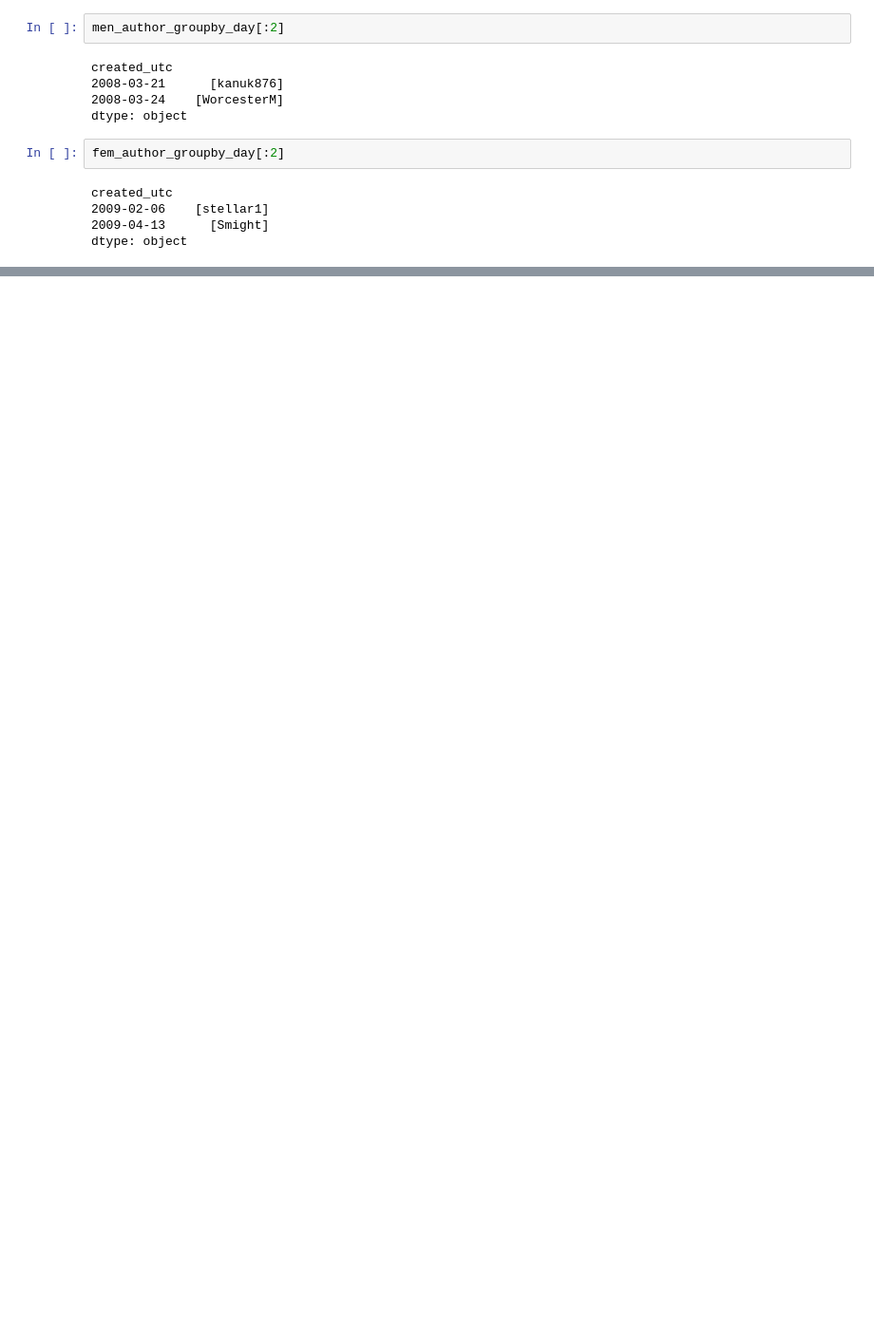
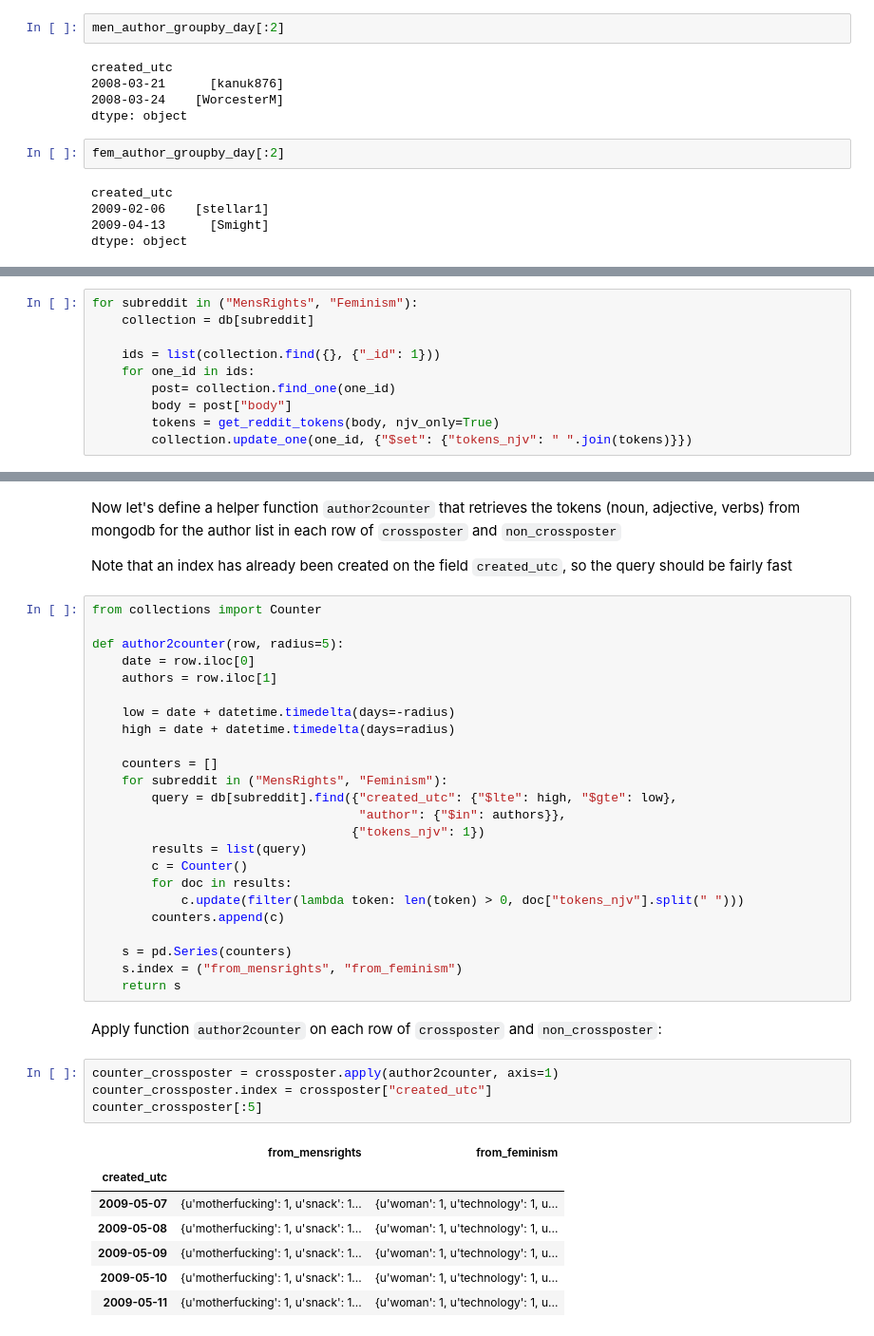
Before and after one commit to chao-ji/reddit, a Jupyter notebook: Part 3 Linguistic Divergence .ipynb, the cells around one changed output, grey strips where cells are left out. Shown at 95% size. Cells and saved outputs as stored; diff of their text form; blank space fills up the shorter version.

```diff
--- a/Part 3 Linguistic Divergence .ipynb
+++ b/Part 3 Linguistic Divergence .ipynb
@@ -442,0 +249,10 @@ plt.show()
+# %%
+for subreddit in ("MensRights", "Feminism"):
+    collection = db[subreddit]
+
+    ids = list(collection.find({}, {"_id": 1}))
+    for one_id in ids:
+        post= collection.find_one(one_id)
+        body = post["body"]
+        tokens = get_reddit_tokens(body, njv_only=True)
+        collection.update_one(one_id, {"$set": {"tokens_njv": " ".join(tokens)}})
@@ -442,0 +308,42 @@ plt.show()
+# %% [markdown]
+Now let's define a helper function `author2counter` that retrieves the tokens (noun, adjective, verbs) from mongodb for the author list in each row of `crossposter` and `non_crossposter`
+
+Note that an index has already been created on the field `created_utc`, so the query should be fairly fast
+# %%
+from collections import Counter
+
+def author2counter(row, radius=5):
+    date = row.iloc[0]
+    authors = row.iloc[1]
+
+    low = date + datetime.timedelta(days=-radius)
+    high = date + datetime.timedelta(days=radius)
+
+    counters = []
+    for subreddit in ("MensRights", "Feminism"):
+        query = db[subreddit].find({"created_utc": {"$lte": high, "$gte": low},
+                                    "author": {"$in": authors}},
+                                   {"tokens_njv": 1})
+        results = list(query)
+        c = Counter()
+        for doc in results:
+            c.update(filter(lambda token: len(token) > 0, doc["tokens_njv"].split(" ")))
+        counters.append(c)
+
+    s = pd.Series(counters)
+    s.index = ("from_mensrights", "from_feminism")
+    return s
+# %% [markdown]
+Apply function `author2counter` on each row of `crossposter` and `non_crossposter`:
+# %%
+counter_crossposter = crossposter.apply(author2counter, axis=1)
+counter_crossposter.index = crossposter["created_utc"]
+counter_crossposter[:5]
+# %% [output]
+|  | from_mensrights | from_feminism |
+| created_utc |  |  |
+| 2009-05-07 | {u'motherfucking': 1, u'snack': 1... | {u'woman': 1, u'technology': 1, u... |
+| 2009-05-08 | {u'motherfucking': 1, u'snack': 1... | {u'woman': 1, u'technology': 1, u... |
+| 2009-05-09 | {u'motherfucking': 1, u'snack': 1... | {u'woman': 1, u'technology': 1, u... |
+| 2009-05-10 | {u'motherfucking': 1, u'snack': 1... | {u'woman': 1, u'technology': 1, u... |
+| 2009-05-11 | {u'motherfucking': 1, u'snack': 1... | {u'woman': 1, u'technology': 1, u... |
```
Also changed, not shown: parts of 90 cells of this notebook.
